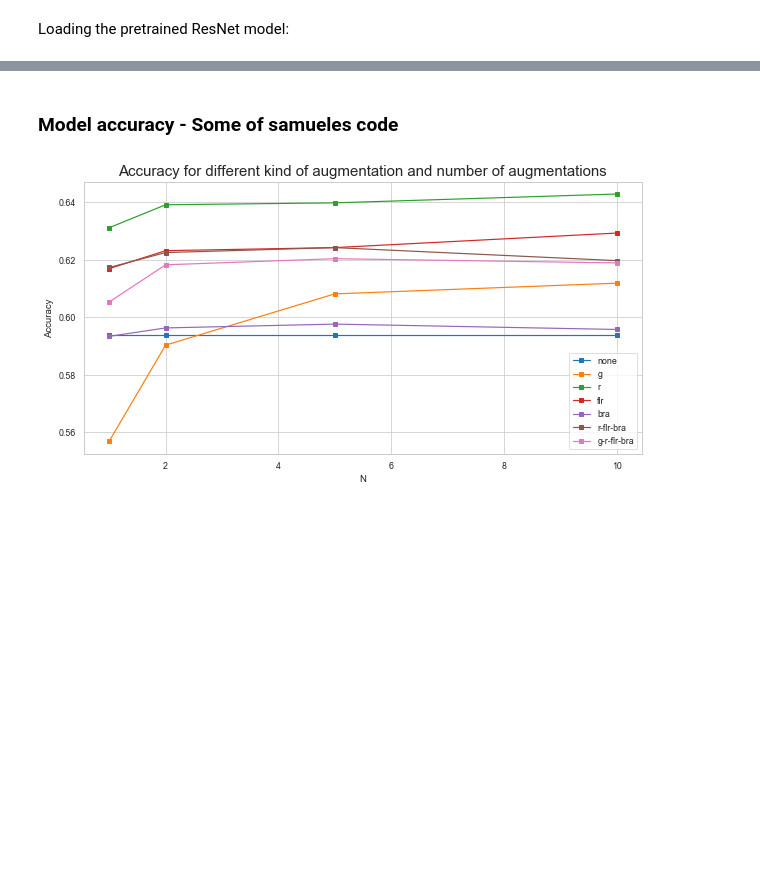
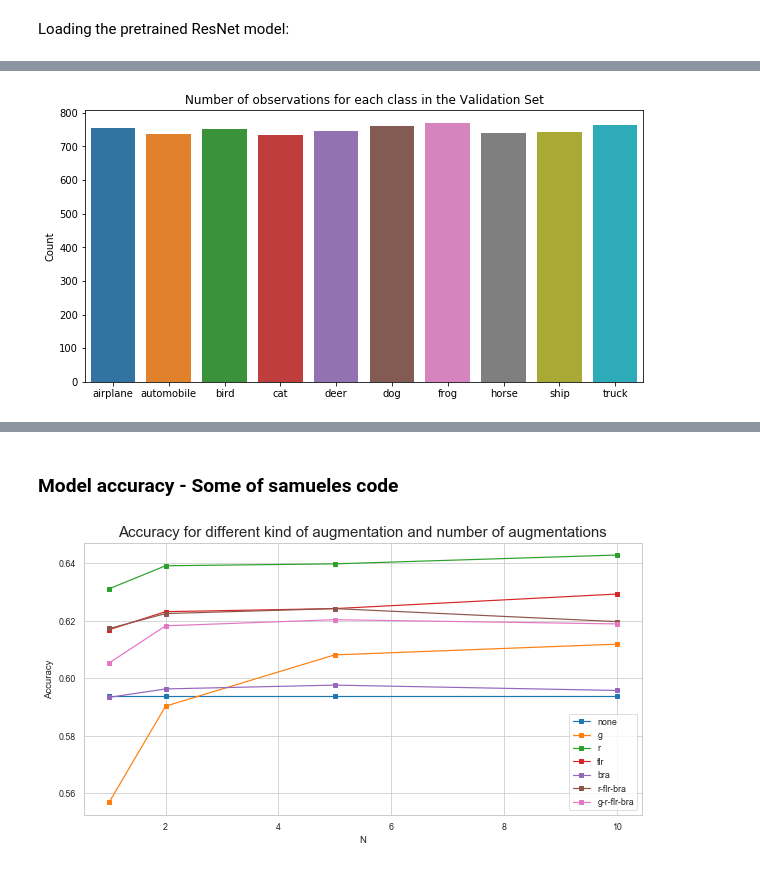
Before and after one commit to apra/adversarial_augmentation, a Jupyter notebook: main.ipynb, the cells around one changed output, grey strips where cells are left out. Saved outputs shown, nothing was run; the diff lists cells and outputs as text; code cells hidden in the pictures; blank space fills up the shorter version.

```diff
--- a/main.ipynb
+++ b/main.ipynb
@@ -98,0 +103,12 @@ visualize.visualize_model(model, testloader, classes, num_images=2)
+# %%
+classes = np.array([])
+for _, img_class in iter(validloader):
+    classes = np.concatenate((classes,img_class.numpy()))
+fig, ax = plt.subplots(figsize =(10,5))
+sns.countplot(classes, ax= ax)
+ax.set_title("Number of observations for each class in the Validation Set")
+plt.xticks([0,1,2,3,4,5,6,7,8,9],labels = attributes["class_names"])
+ax.set_ylabel("Count")
+plt.show()
+# %% [output]
+[figure, added]
```
Also changed, not shown: parts of 29 cells of this notebook, 7 other files.
